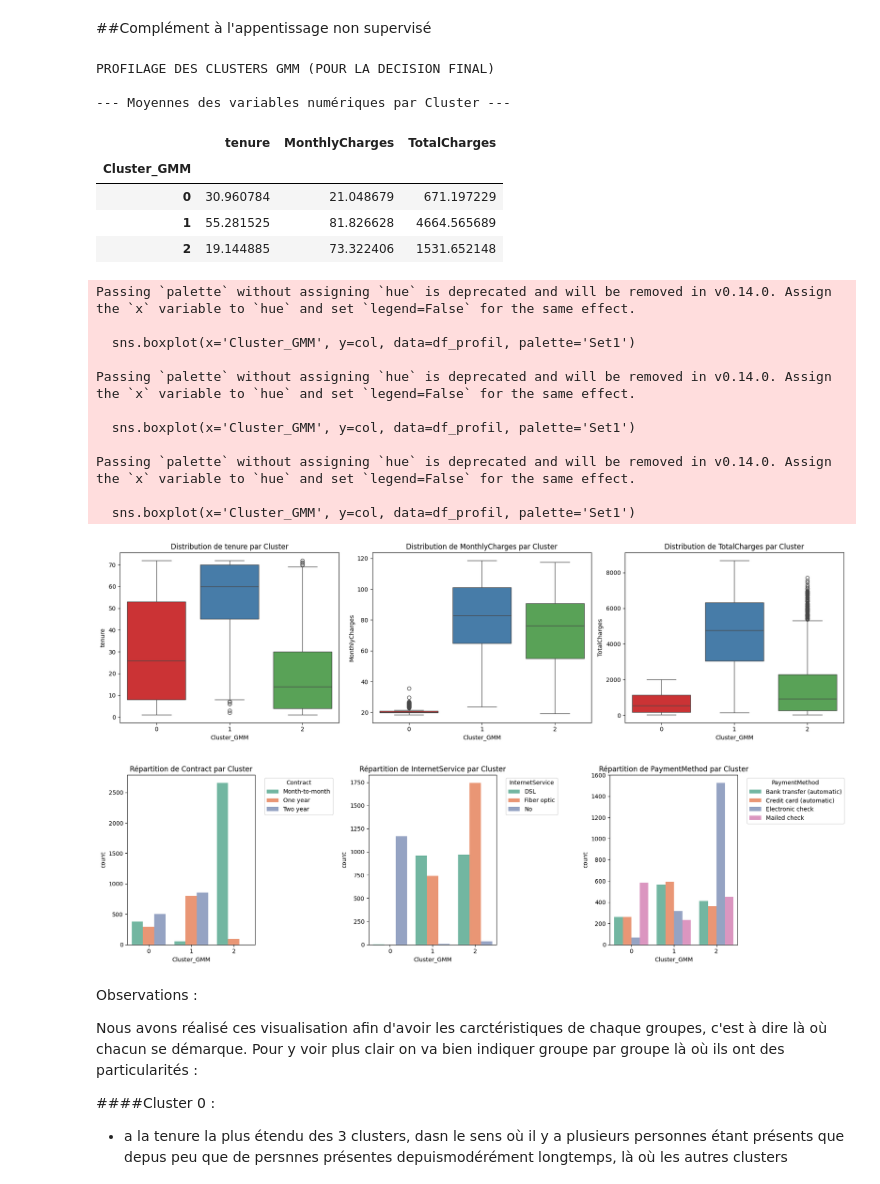
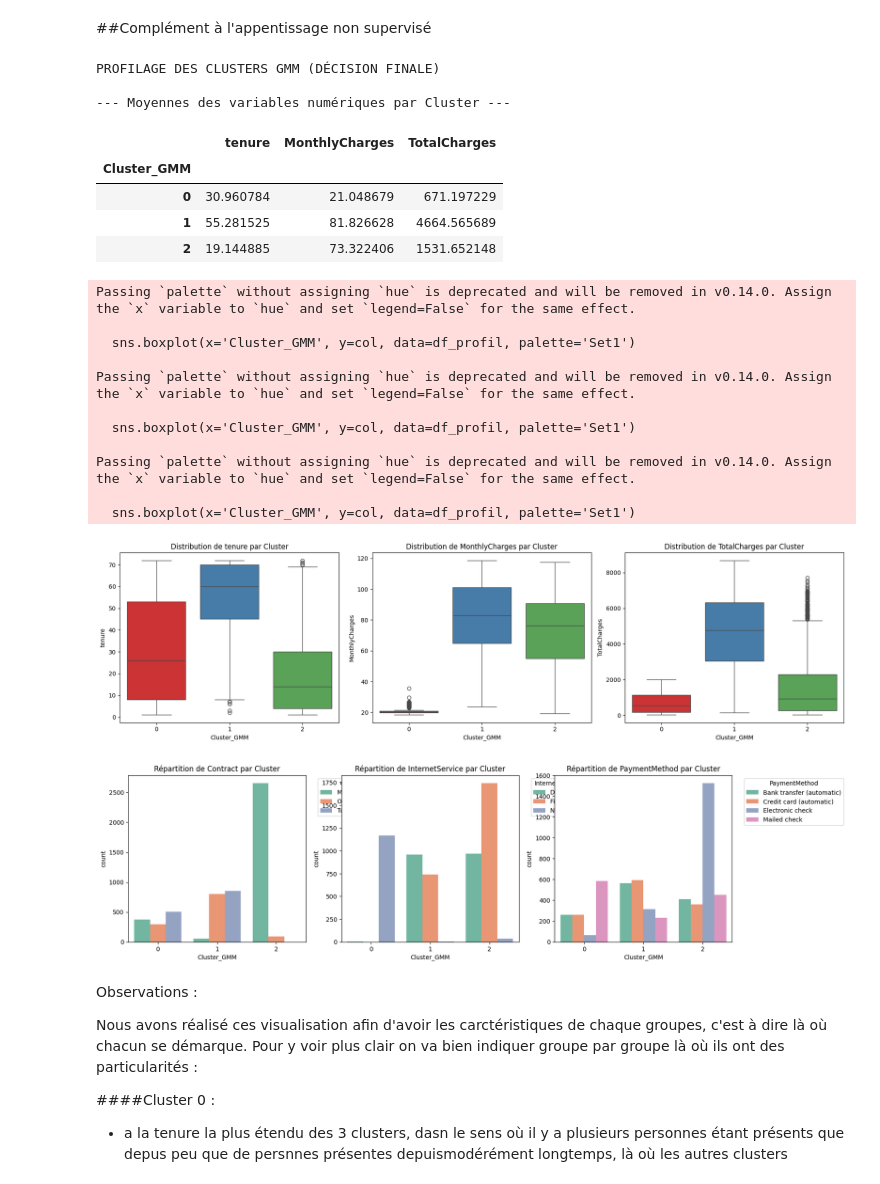
Before and after one commit to thomasripoll91-star/python_data_science, a Jupyter notebook: notebook_tp_exam.ipynb, the cells around one changed output. Saved outputs shown, nothing was run; the diff lists cells and outputs as text; code cells hidden in the pictures.

Commit message:
fix : rajout du code pour la partie 'complément à l'app non supervisé'

```diff
--- a/notebook_tp_exam.ipynb
+++ b/notebook_tp_exam.ipynb
@@ -905,7 +905,6 @@ print(classification_report(y_test, y_pred_rf))
 
 from sklearn.neighbors import KNeighborsClassifier
 
-
 #------MODÈLE 3 : K-NEAREST NEIGHBORS (KNN)
 
 print("\n--- 3. MODELE K-NEAREST NEIGHBORS (KNN)")
@@ -913,11 +912,11 @@ print("\n--- 3. MODELE K-NEAREST NEIGHBORS (KNN)")
 # 1. Création de l'algorithme (on cherche les 5 clients les plus similaires)
 knn_opti = KNeighborsClassifier(n_neighbors=5)
 
-# 2. Entraînement sur les données allégées
-knn_opti.fit(X_train_opti, y_train)
+# 2. Entraînement sur les mêmes données que les autres modèles !
+knn_opti.fit(X_train_final, y_train)
 
 # 3. Prédictions
-y_pred_knn = knn_opti.predict(X_test_opti)
+y_pred_knn = knn_opti.predict(X_test_final)
 
 # 4. Evaluation
 print(classification_report(y_test, y_pred_knn))
@@ -1224,28 +1223,80 @@ En apprentissage non supervisé, nous n'avons pas de métriques comme le Recall
 # %% [markdown]
 ##Complément à l'appentissage non supervisé
 # %%
+# --- COMPLÉMENT À L'APPRENTISSAGE NON SUPERVISÉ : CARACTÉRISATION DES CLUSTERS ---
+
+import pandas as pd
+import matplotlib.pyplot as plt
+import seaborn as sns
+
+print("PROFILAGE DES CLUSTERS GMM (DÉCISION FINALE)")
+
+# 1) Création d'un dataset de profilage
+# On utilise X_train (les données brutes d'entraînement) pour pouvoir interpréter les vraies valeurs
+# on copie par securite pour pas casser le pipeline de ML
+df_profil = X_train.copy()
+
+# On ajoute les labels générés par le GMM (parce uqe c'est le modele qu'o  a choisi)
+df_profil['Cluster_GMM'] = clusters_gmm
+
+#Si 'y_train' correspond à ta variable Churn, on l'ajoute pour voir le taux de désabonnement par cluster
+df_profil['Churn'] = y_train
+
+# 2)Nettoyage rapide pour la lecture numérique (TotalCharges est parfois vu comme du texte)
+numeric_cols = ['tenure', 'MonthlyCharges', 'TotalCharges']
+for col in numeric_cols:
+    if col in df_profil.columns:
+        df_profil[col] = pd.to_numeric(df_profil[col], errors='coerce')
+
+# 3)Analyse des variables numériques (moyennes par cluster GMM)
+print("\n--- Moyennes des variables numériques par Cluster ---")
+profil_num = df_profil.groupby('Cluster_GMM')[numeric_cols].mean()
+display(profil_num)
+
+# 4)viualistion des variables numériques (boxplots)
+plt.figure(figsize=(18, 5))
+for i, col in enumerate(numeric_cols, 1):
+    if col in df_profil.columns:
+        plt.subplot(1, 3, i)
+        sns.boxplot(x='Cluster_GMM', y=col, data=df_profil, palette='Set1')
+        plt.title(f'Distribution de {col} par Cluster')
+plt.tight_layout()
+plt.show()
+
+# 5) Analyse des variables catégorielles
+#On verifie les preferences de haque groupe
+categorical_cols = ['Contract', 'InternetService', 'PaymentMethod']
+
+plt.figure(figsize=(18, 5))
+for i, col in enumerate(categorical_cols, 1):
+    if col in df_profil.columns:
+        plt.subplot(1, 3, i)
+        sns.countplot(x='Cluster_GMM', hue=col, data=df_profil, palette='Set2')
+        plt.title(f'Répartition de {col} par Cluster')
+        plt.legend(title=col, bbox_to_anchor=(1.05, 1), loc='upper left')
+plt.show()
 # %% [output]
-PROFILAGE DES CLUSTERS GMM (POUR LA DECISION FINAL)
+PROFILAGE DES CLUSTERS GMM (DÉCISION FINALE)
 
 --- Moyennes des variables numériques par Cluster ---
 |  | tenure | MonthlyCharges | TotalCharges |
 | Cluster_GMM |  |  |  |
 | 0 | 30.960784 | 21.048679 | 671.197229 |
 | 1 | 55.281525 | 81.826628 | 4664.565689 |
 | 2 | 19.144885 | 73.322406 | 1531.652148 |
 Passing `palette` without assigning `hue` is deprecated and will be removed in v0.14.0. Assign the `x` variable to `hue` and set `legend=False` for the same effect.
 
   sns.boxplot(x='Cluster_GMM', y=col, data=df_profil, palette='Set1')
 
 Passing `palette` without assigning `hue` is deprecated and will be removed in v0.14.0. Assign the `x` variable to `hue` and set `legend=False` for the same effect.
 
   sns.boxplot(x='Cluster_GMM', y=col, data=df_profil, palette='Set1')
 
 Passing `palette` without assigning `hue` is deprecated and will be removed in v0.14.0. Assign the `x` variable to `hue` and set `legend=False` for the same effect.
 
   sns.boxplot(x='Cluster_GMM', y=col, data=df_profil, palette='Set1')
 [figure]
-[figure, old version]
+[figure, new version]
 # %% [markdown]
 Observations :
 
```
Also changed, not shown: parts of 1 cell of this notebook.
